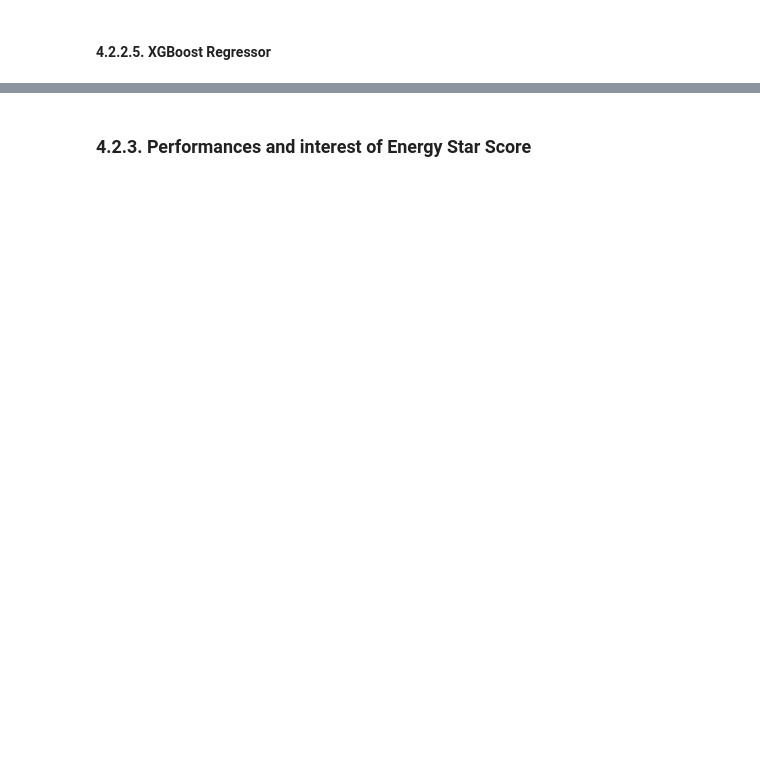
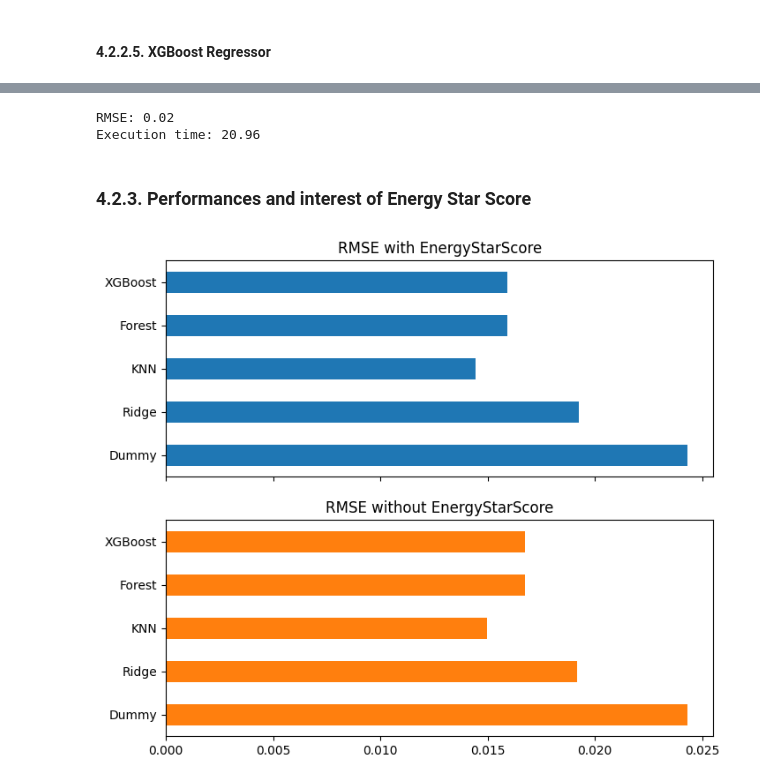
Before and after one commit to 64FC/Openclassrooms_DataScientist, a Jupyter notebook: Projet_3/SeattleBuildingEnergy.ipynb, the cells around one changed output, grey strips where cells are left out. Saved outputs shown, nothing was run; the diff lists cells and outputs as text; code cells hidden in the pictures; blank space fills up the shorter version.

Commit message:
Final results

```diff
--- a/Projet_3/SeattleBuildingEnergy.ipynb
+++ b/Projet_3/SeattleBuildingEnergy.ipynb
@@ -2273,2 +2617,23 @@ en_wo_ss_elapsed = []
 # %% [markdown]
 #### 4.2.2.5. XGBoost Regressor
+# %%
+%%time
+# Start by looking for the best hyperparameters for the model
+
+# Define the hyperparameters to look for
+param_dist = {'eta':sp.stats.uniform(0, 1),
+              'max_depth':sp.stats.randint(2, 8)}
+
+# Define the regressor with hyperparameter lookup using cross validation
+xgbR = model_selection.RandomizedSearchCV(XGBRegressor(),
+                                          param_distributions=param_dist,
+                                          scoring=score, n_jobs=-1, cv=5,
+                                          verbose=5, random_state=23)
+
+# Fit
+xgbR.fit(X_en_train, y_en_train)
+
+# Best model
+print(f'Best model on training data: {xgbR.best_estimator_}')
+# Best score
+print(f'Best score on training data: {xgbR.best_score_}')
@@ -2275,2 +2656,27 @@ en_wo_ss_elapsed = []
+# %%
+# Call the function using the best model
+RMSE_xgbR_en, elapsed_xgbR_en = perf_model(X_en_train, X_en_test,
+                                           y_en_train, y_en_test,
+                                           treeR.best_estimator_)
+
+# Display and store the results
+print(f'RMSE: {RMSE_xgbR_en:.2f}')
+en_wo_ss_rmse.append(RMSE_xgbR_en)
+print(f'Execution time: {elapsed_xgbR_en:.2f}')
+en_wo_ss_elapsed.append(elapsed_xgbR_en)
+# %% [output]
+RMSE: 0.02
+Execution time: 20.96
 # %% [markdown]
 ### 4.2.3. Performances and interest of Energy Star Score
+# %%
+# First compare the RMSE
+index = ['Dummy', 'Ridge', 'KNN', 'Forest', 'XGBoost']
+en_RMSE = pd.DataFrame(list(zip(en_w_ss_rmse, en_wo_ss_rmse)),
+                       columns =['RMSE with EnergyStarScore',
+                                 'RMSE without EnergyStarScore'], index=index)
+
+en_RMSE.plot.barh(subplots=True, sharex=True, figsize=(8,7), legend=False)
+plt.show()
+# %% [output]
+[figure, added]
```
Also changed, not shown: parts of 32 cells of this notebook.
